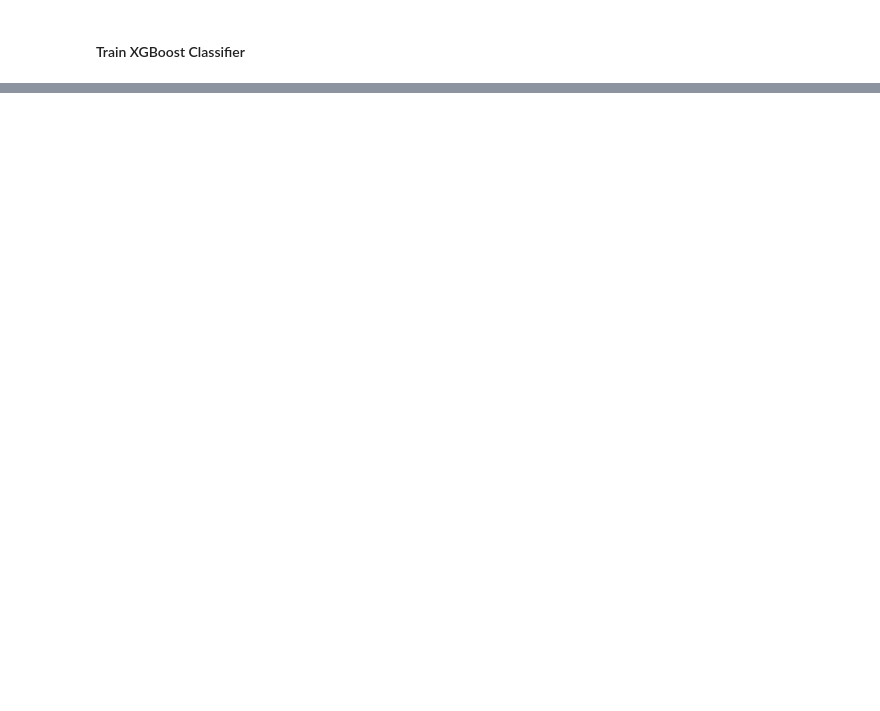
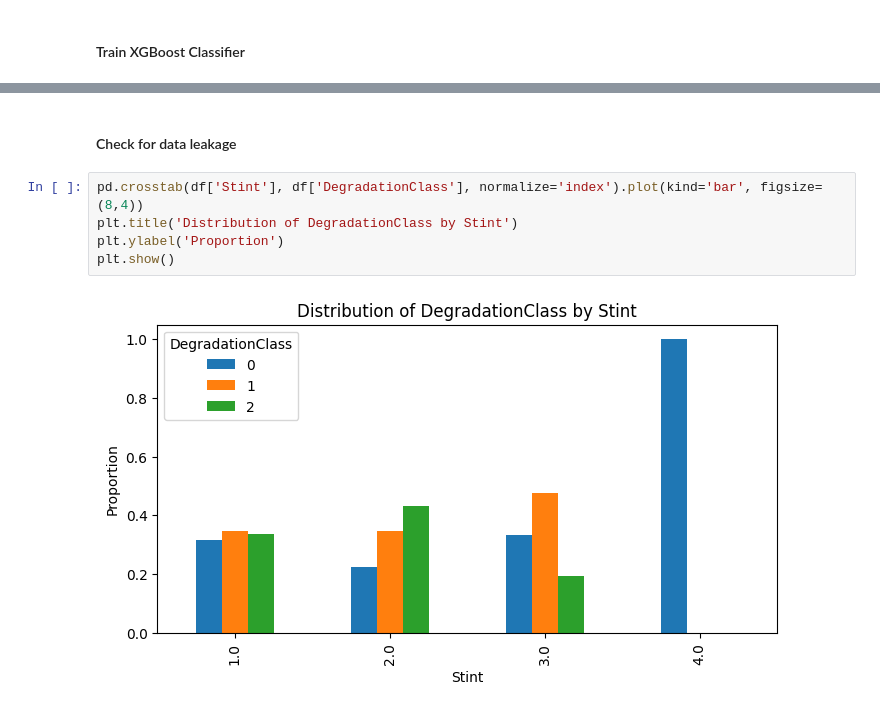
Before and after one commit to ashton-cho/tyre-deg, a Jupyter notebook: tyre_deg.ipynb, the cells around one changed output, grey strips where cells are left out. Cells and saved outputs as stored; diff of their text form; blank space fills up the shorter version.

```diff
--- a/tyre_deg.ipynb
+++ b/tyre_deg.ipynb
@@ -1137,0 +1291,9 @@ weighted avg       0.56      0.56      0.56       396
+# %% [markdown]
+#### Check for data leakage
+# %%
+pd.crosstab(df['Stint'], df['DegradationClass'], normalize='index').plot(kind='bar', figsize=(8,4))
+plt.title('Distribution of DegradationClass by Stint')
+plt.ylabel('Proportion')
+plt.show()
+# %% [output]
+[figure, added]
```
Also changed, not shown: parts of 51 cells of this notebook, 2 other files.
